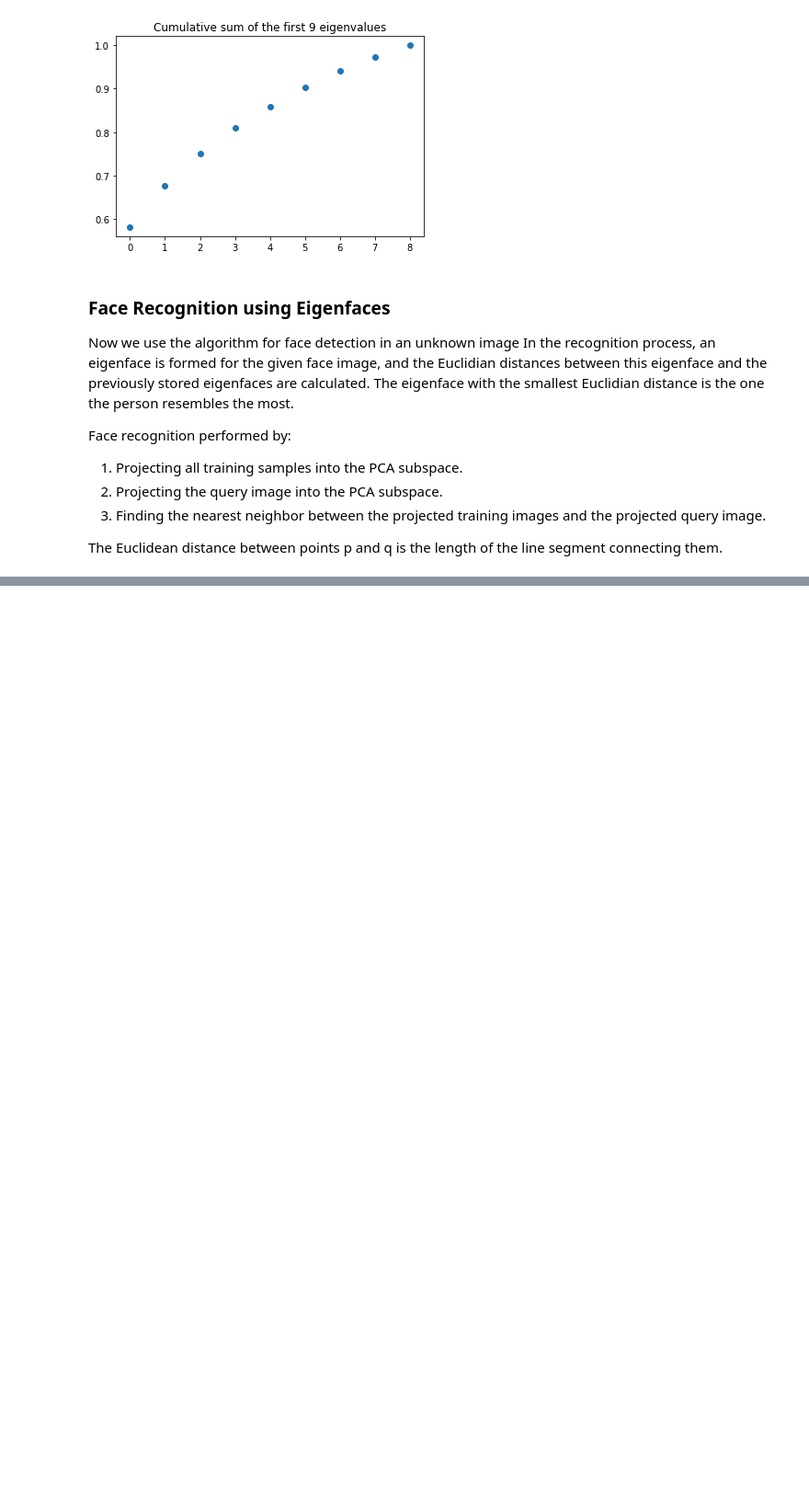
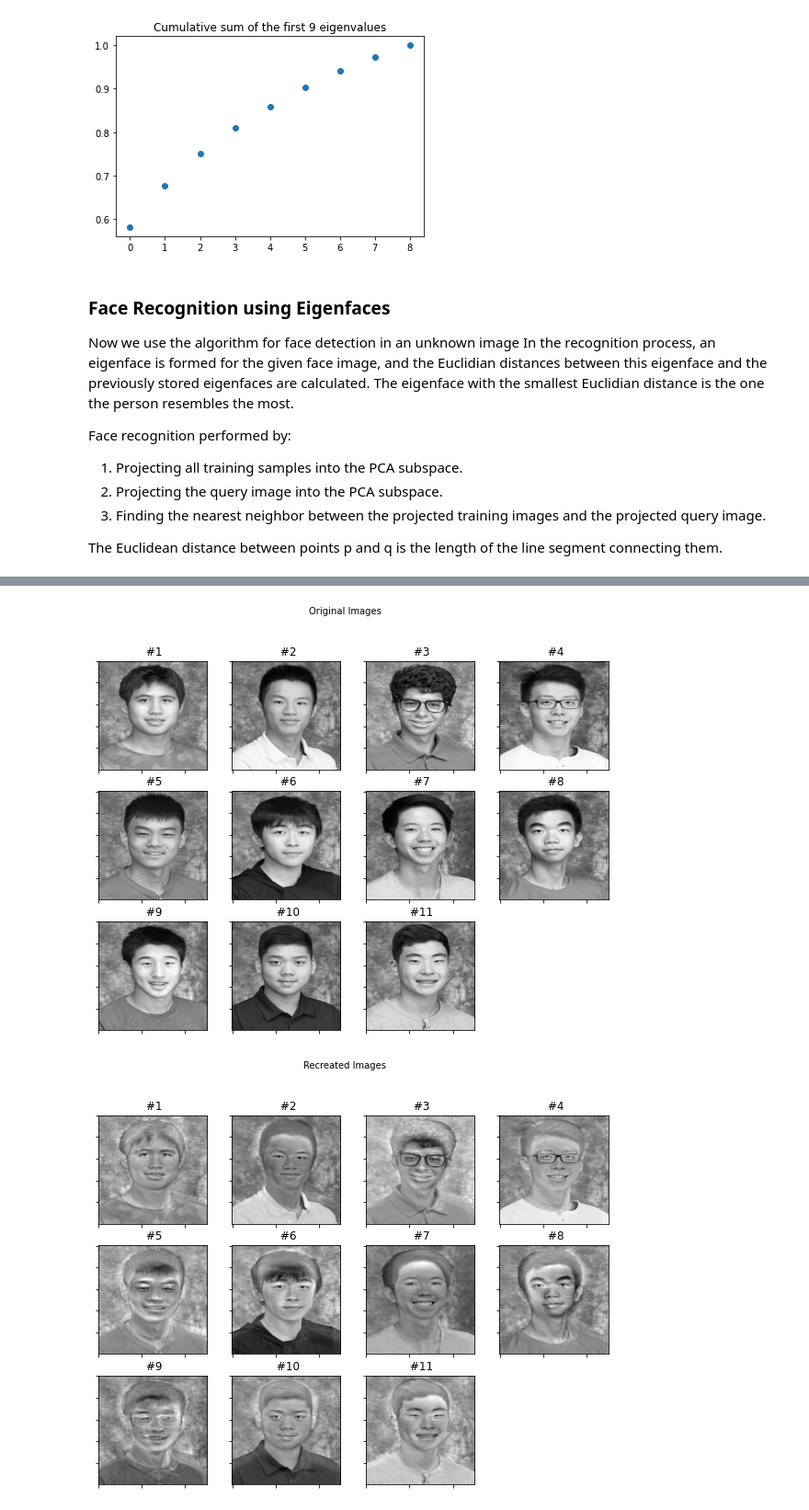
Before and after one commit to balta-z-r/eigenfaces, a Jupyter notebook: main.ipynb, the cells around one changed output, grey strips where cells are left out. Shown at 92% size. Cells and saved outputs as stored; diff of their text form; code cells hidden in the pictures; blank space fills up the shorter version.

```diff
--- a/main.ipynb
+++ b/main.ipynb
@@ -207,0 +215,15 @@ subplot ( title ="Prediction", images =[test_image, X[predicted]], rows =1, cols
+# %%
+recreated_images = []
+b_hats = []
+for b in as_row_matrix(X):
+    x = np.matmul(np.matmul(np.linalg.inv(np.matmul(np.transpose(eigenvectors), eigenvectors)), np.transpose(eigenvectors)), b-mean)
+    b_hat = np.matmul(eigenvectors, x)
+    b_hats.append(b_hat)
+    img = b_hat.reshape(X[0].shape )
+    recreated_images.append(img)
+
+subplot ( title ="Original Images", images=X, rows=4, cols=4, colormap=plt.cm.gray)
+subplot ( title ="Recreated Images", images=recreated_images, rows =4, cols =4, colormap =plt.cm.gray, filename="recreated_images.png")
+# %% [output]
+[figure, added]
+[figure, added]
```
Also changed, not shown: parts of 4 cells of this notebook, 2 other files.
